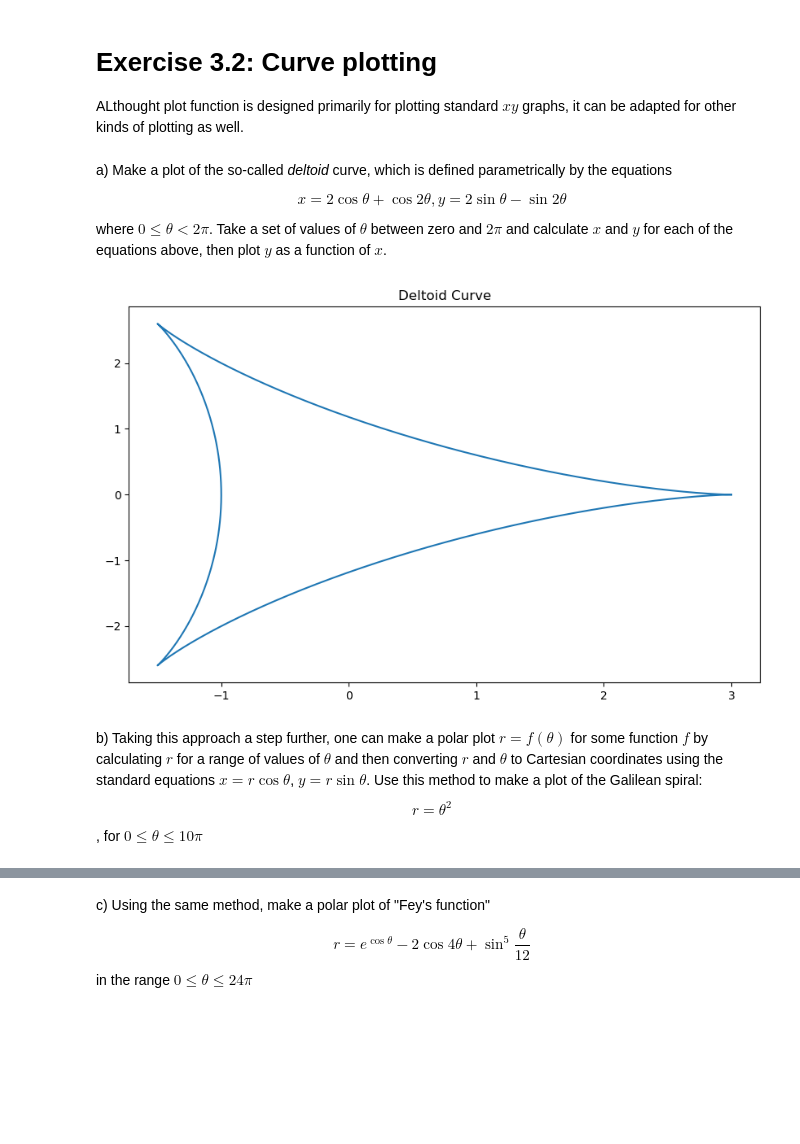
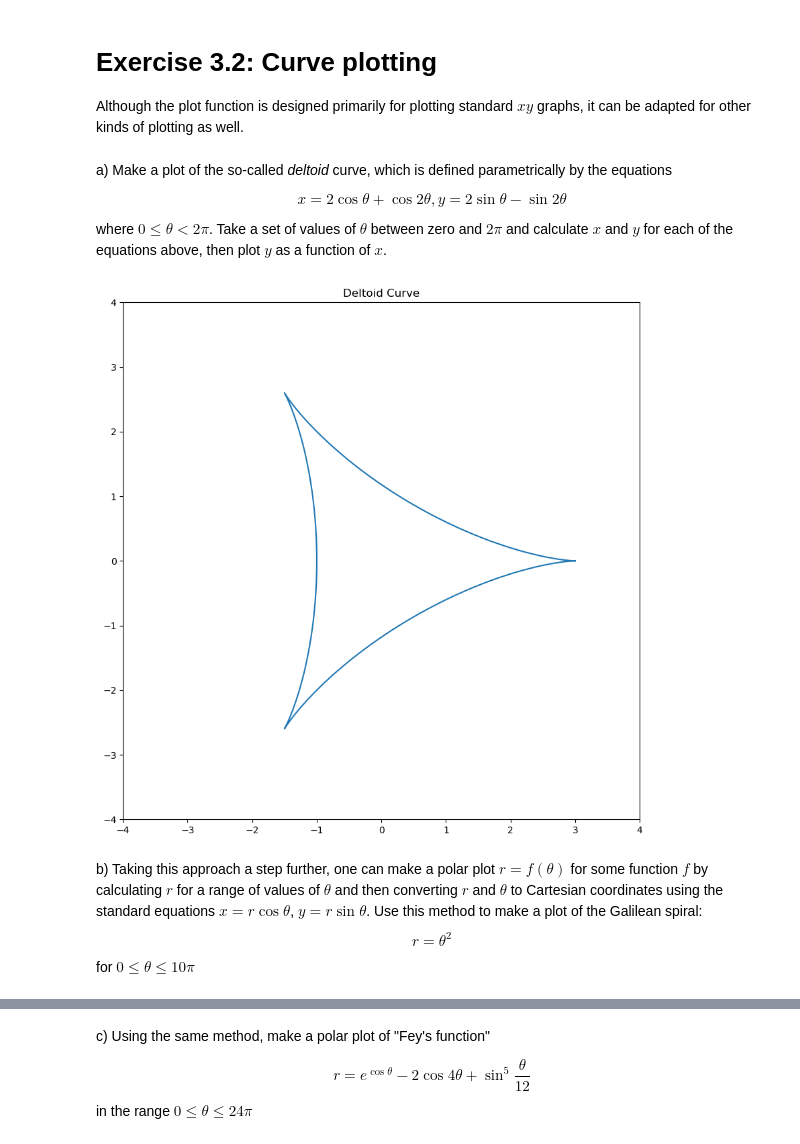
Before and after one commit to JLJVS/Comp_Phys_Mark_Newman, a Jupyter notebook: CH03/EX3_2.ipynb, the cells around one changed output, grey strips where cells are left out. Saved outputs shown, nothing was run; the diff lists cells and outputs as text; code cells hidden in the pictures; blank space fills up the shorter version.

```diff
--- a/CH03/EX3_2.ipynb
+++ b/CH03/EX3_2.ipynb
@@ -1,7 +1,7 @@
 # %% [markdown]
 # Exercise 3.2: Curve plotting
 
-ALthought plot function is designed primarily for plotting standard $xy$ graphs, it can be adapted for other kinds of plotting as well.
+Although the plot function is designed primarily for plotting standard $xy$ graphs, it can be adapted for other kinds of plotting as well.
 # %% [markdown]
 a)
 Make a plot of the so-called _deltoid_ curve, which is defined parametrically by the equations
@@ -16,18 +16,24 @@ import math
 # %%
 theta = np.linspace(0, 2*np.pi, 1000)
 x = 2*np.cos(theta) + np.cos(2*theta)
 y = 2*np.sin(theta) - np.sin(2*theta)
 
-plt.figure(figsize=(10,6))
+max_val = 4
+
+plt.figure(figsize=(10,10))
 plt.plot(x,y)
+plt.xlim([-max_val, max_val])
+plt.ylim([-max_val, max_val])
 plt.title("Deltoid Curve")
+plt.gca().set_aspect('equal')
 plt.show()
 # %% [output]
-[figure, old version]
+[figure, new version]
 # %% [markdown]
 b)
 Taking this approach a step further, one can make a polar plot $r = f(\theta)$ for some function $f$ by calculating $r$ for a range of values of $\theta$ and then converting $r$ and $\theta$ to Cartesian coordinates using the standard equations $x = r\cos\theta$, $y = r\sin\theta$. Use this method to make a plot of the Galilean spiral:
-$$ r = \theta^2$$, for $0 \leq \theta \leq 10\pi$
+$$ r = \theta^2$$
+for $0 \leq \theta \leq 10\pi$
 # %%
 theta = np.linspace(0, 10*np.pi, 1000)
 x = theta**2 * np.cos(theta)
```
Also changed, not shown: parts of 2 cells of this notebook, 6 other files.
